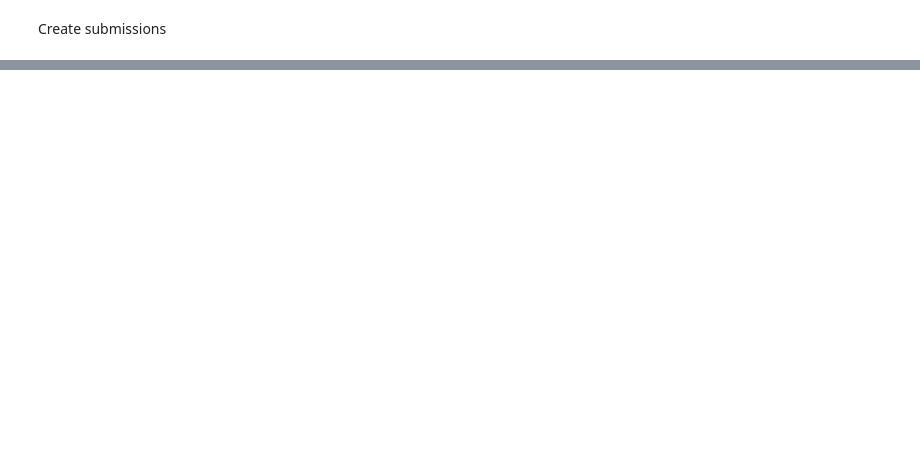
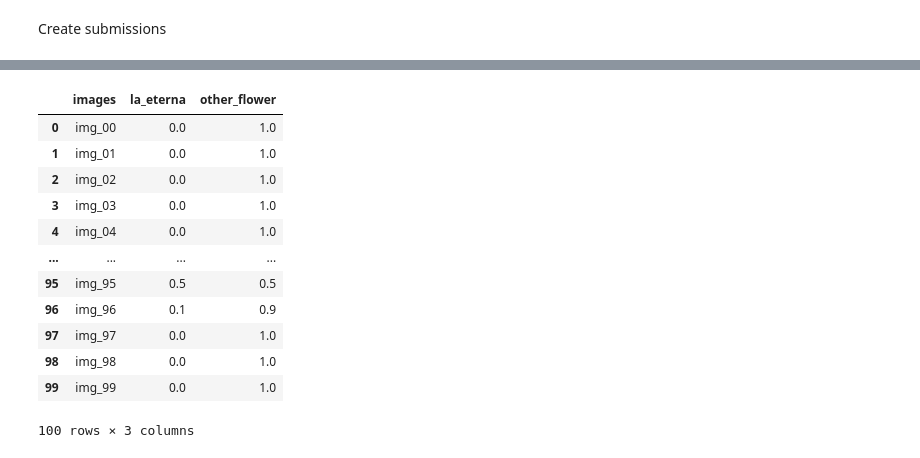
Before and after one commit to trizkynoviandy/flower-image-classification, a Jupyter notebook: flower_image_classification.ipynb, the cells around one changed output, grey strips where cells are left out. Cells and saved outputs as stored; diff of their text form; code cells hidden in the pictures; blank space fills up the shorter version.

```diff
--- a/flower_image_classification.ipynb
+++ b/flower_image_classification.ipynb
@@ -188,2 +188,18 @@ submission_df.head(10)
+# %%
+submission_df.round(1)
+# %% [output]
+|  | images | la_eterna | other_flower |
+| 0 | img_00 | 0.0 | 1.0 |
+| 1 | img_01 | 0.0 | 1.0 |
+| 2 | img_02 | 0.0 | 1.0 |
+| 3 | img_03 | 0.0 | 1.0 |
+| 4 | img_04 | 0.0 | 1.0 |
+| ... | ... | ... | ... |
+| 95 | img_95 | 0.5 | 0.5 |
+| 96 | img_96 | 0.1 | 0.9 |
+| 97 | img_97 | 0.0 | 1.0 |
+| 98 | img_98 | 0.0 | 1.0 |
+| 99 | img_99 | 0.0 | 1.0 |
+100 rows × 3 columns
 # %%
 submission_df.to_csv('submission_file.csv', index = False)
```
Also changed, not shown: parts of 9 cells of this notebook.
